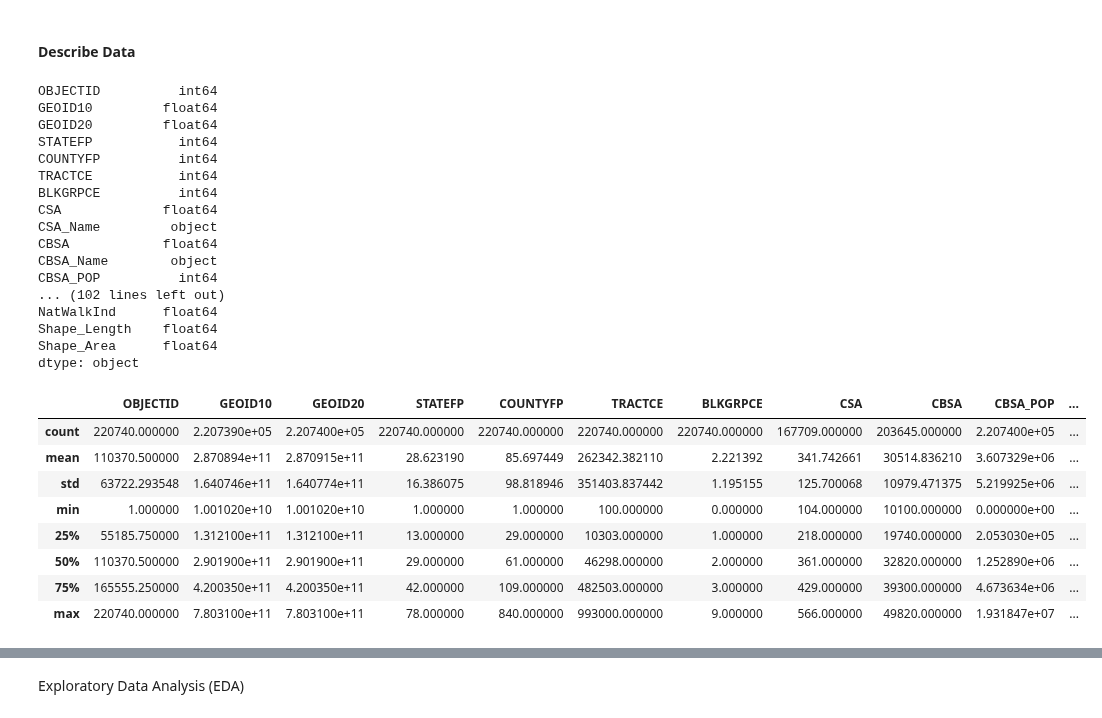
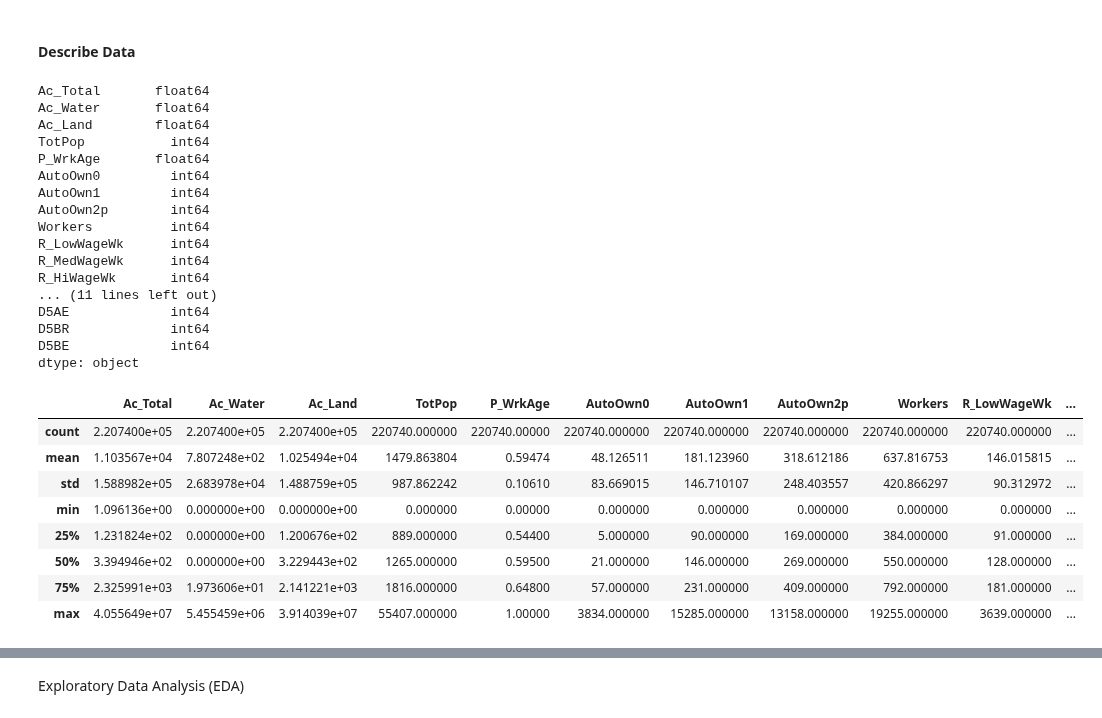
Before and after one commit to JamesJFan/CS6140_MachineLearning_FinalProject_Group1, a Jupyter notebook: CS6140_MachineLearning_FinalProject_Group1.ipynb, the cells around one changed output, grey strips where cells are left out. Cells and saved outputs as stored; diff of their text form; code cells hidden in the pictures.

```diff
--- a/CS6140_MachineLearning_FinalProject_Group1.ipynb
+++ b/CS6140_MachineLearning_FinalProject_Group1.ipynb
@@ -31,39 +31,47 @@ raw_df.head()
 | 2 | 3 | 4.811300e+11 | 4.811300e+11 | 48 | 113 | 7825 | 3 | 206.0 | Dallas-Fort Worth, TX-OK | 19100.0 | ... |
 | 3 | 4 | 4.811300e+11 | 4.811300e+11 | 48 | 113 | 7824 | 1 | 206.0 | Dallas-Fort Worth, TX-OK | 19100.0 | ... |
 | 4 | 5 | 4.811300e+11 | 4.811300e+11 | 48 | 113 | 7824 | 2 | 206.0 | Dallas-Fort Worth, TX-OK | 19100.0 | ... |
+# %%
+columns = ['Ac_Total', 'Ac_Water', 'Ac_Land', 'TotPop', 'P_WrkAge', 'AutoOwn0',\
+           'AutoOwn1', 'AutoOwn2p', 'Workers', 'R_LowWageWk', 'R_MedWageWk', \
+           'R_HiWageWk', 'TotEmp', 'E_LowWageWk', 'E_MedWageWk', 'E_HiWageWk', \
+           'D1A', 'D1B', 'D1C', 'D1D', 'D2C_TRPMX2', 'D2R_WRKEMP', 'D5AR', \
+           'D5AE', 'D5BR', 'D5BE']
+
+df = raw_df[columns]
 # %% [markdown]
 #### Describe Data
 # %%
 # get column types
-raw_df.dtypes
+df.dtypes
 # %% [output]
-OBJECTID          int64
-GEOID10         float64
-GEOID20         float64
-STATEFP           int64
-COUNTYFP          int64
-TRACTCE           int64
-BLKGRPCE          int64
-CSA             float64
-CSA_Name         object
-CBSA            float64
-CBSA_Name        object
-CBSA_POP          int64
-... (102 lines left out)
-NatWalkInd      float64
-Shape_Length    float64
-Shape_Area      float64
+Ac_Total       float64
+Ac_Water       float64
+Ac_Land        float64
+TotPop           int64
+P_WrkAge       float64
+AutoOwn0         int64
+AutoOwn1         int64
+AutoOwn2p        int64
+Workers          int64
+R_LowWageWk      int64
+R_MedWageWk      int64
+R_HiWageWk       int64
+... (11 lines left out)
+D5AE             int64
+D5BR             int64
+D5BE             int64
 dtype: object
 # %%
 # describe numeric variables
-raw_df.describe()
+df.describe()
 # %% [output]
-|  | OBJECTID | GEOID10 | GEOID20 | STATEFP | COUNTYFP | TRACTCE | BLKGRPCE | CSA | CBSA | CBSA_POP | ... |
-| count | 220740.000000 | 2.207390e+05 | 2.207400e+05 | 220740.000000 | 220740.000000 | 220740.000000 | 220740.000000 | 167709.000000 | 203645.000000 | 2.207400e+05 | ... |
-| mean | 110370.500000 | 2.870894e+11 | 2.870915e+11 | 28.623190 | 85.697449 | 262342.382110 | 2.221392 | 341.742661 | 30514.836210 | 3.607329e+06 | ... |
-| std | 63722.293548 | 1.640746e+11 | 1.640774e+11 | 16.386075 | 98.818946 | 351403.837442 | 1.195155 | 125.700068 | 10979.471375 | 5.219925e+06 | ... |
-| min | 1.000000 | 1.001020e+10 | 1.001020e+10 | 1.000000 | 1.000000 | 100.000000 | 0.000000 | 104.000000 | 10100.000000 | 0.000000e+00 | ... |
-| 25% | 55185.750000 | 1.312100e+11 | 1.312100e+11 | 13.000000 | 29.000000 | 10303.000000 | 1.000000 | 218.000000 | 19740.000000 | 2.053030e+05 | ... |
-| 50% | 110370.500000 | 2.901900e+11 | 2.901900e+11 | 29.000000 | 61.000000 | 46298.000000 | 2.000000 | 361.000000 | 32820.000000 | 1.252890e+06 | ... |
-| 75% | 165555.250000 | 4.200350e+11 | 4.200350e+11 | 42.000000 | 109.000000 | 482503.000000 | 3.000000 | 429.000000 | 39300.000000 | 4.673634e+06 | ... |
-| max | 220740.000000 | 7.803100e+11 | 7.803100e+11 | 78.000000 | 840.000000 | 993000.000000 | 9.000000 | 566.000000 | 49820.000000 | 1.931847e+07 | ... |
+|  | Ac_Total | Ac_Water | Ac_Land | TotPop | P_WrkAge | AutoOwn0 | AutoOwn1 | AutoOwn2p | Workers | R_LowWageWk | ... |
+| count | 2.207400e+05 | 2.207400e+05 | 2.207400e+05 | 220740.000000 | 220740.00000 | 220740.000000 | 220740.000000 | 220740.000000 | 220740.000000 | 220740.000000 | ... |
+| mean | 1.103567e+04 | 7.807248e+02 | 1.025494e+04 | 1479.863804 | 0.59474 | 48.126511 | 181.123960 | 318.612186 | 637.816753 | 146.015815 | ... |
+| std | 1.588982e+05 | 2.683978e+04 | 1.488759e+05 | 987.862242 | 0.10610 | 83.669015 | 146.710107 | 248.403557 | 420.866297 | 90.312972 | ... |
+| min | 1.096136e+00 | 0.000000e+00 | 0.000000e+00 | 0.000000 | 0.00000 | 0.000000 | 0.000000 | 0.000000 | 0.000000 | 0.000000 | ... |
+| 25% | 1.231824e+02 | 0.000000e+00 | 1.200676e+02 | 889.000000 | 0.54400 | 5.000000 | 90.000000 | 169.000000 | 384.000000 | 91.000000 | ... |
+| 50% | 3.394946e+02 | 0.000000e+00 | 3.229443e+02 | 1265.000000 | 0.59500 | 21.000000 | 146.000000 | 269.000000 | 550.000000 | 128.000000 | ... |
+| 75% | 2.325991e+03 | 1.973606e+01 | 2.141221e+03 | 1816.000000 | 0.64800 | 57.000000 | 231.000000 | 409.000000 | 792.000000 | 181.000000 | ... |
+| max | 4.055649e+07 | 5.455459e+06 | 3.914039e+07 | 55407.000000 | 1.00000 | 3834.000000 | 15285.000000 | 13158.000000 | 19255.000000 | 3639.000000 | ... |
```
Also changed, not shown: parts of 15 cells of this notebook.
